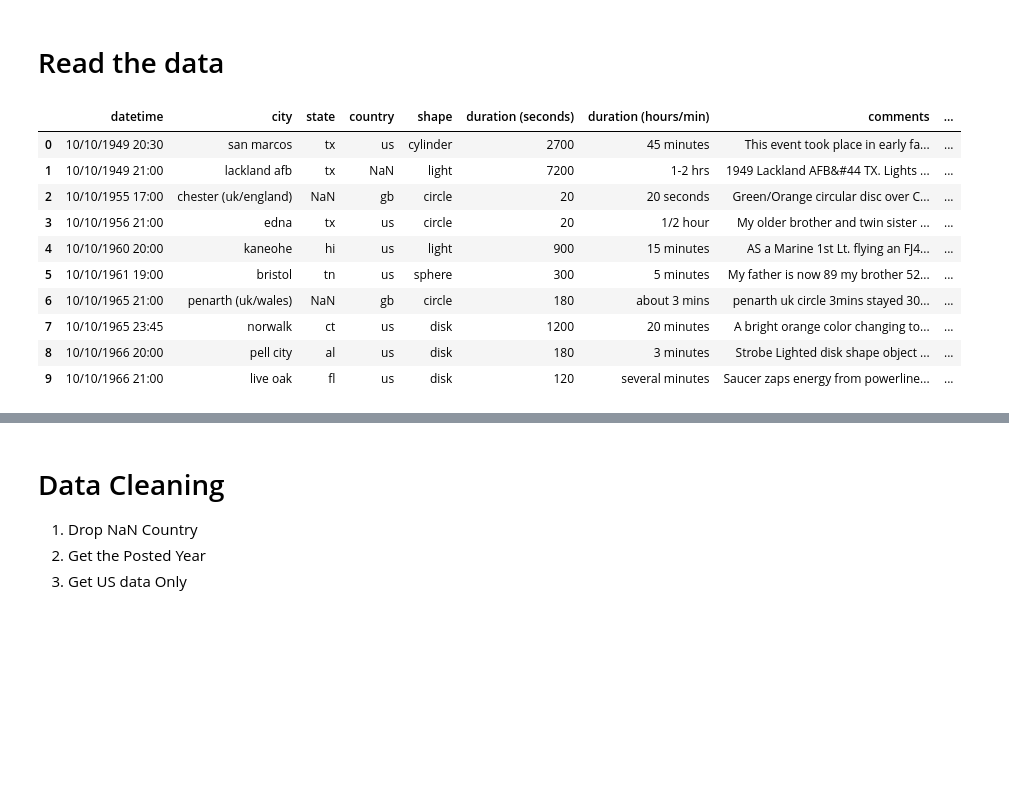
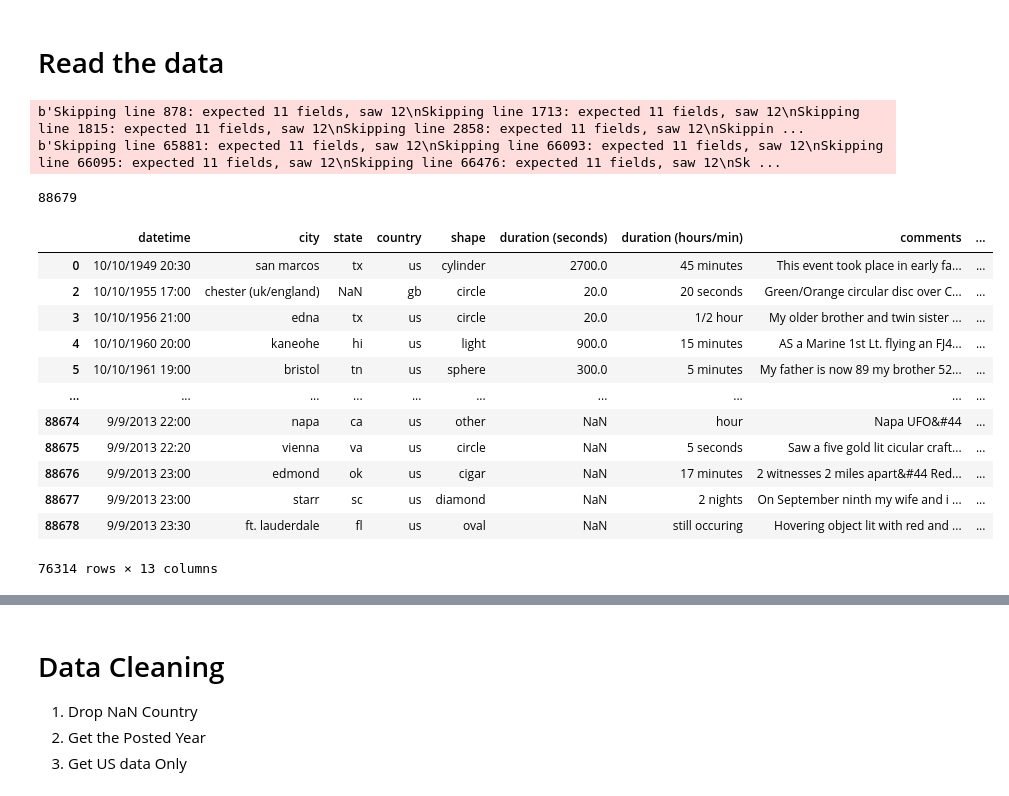
Before and after one commit to allison713/Project-3, a Jupyter notebook: data_cleaning.ipynb, the cells around one changed output, grey strips where cells are left out. Saved outputs shown, nothing was run; the diff lists cells and outputs as text; code cells hidden in the pictures; blank space fills up the shorter version.

```diff
--- a/data_cleaning.ipynb
+++ b/data_cleaning.ipynb
@@ -4,17 +4,33 @@
 import pandas as pd
 import warnings
 warnings.filterwarnings("ignore")
-data=pd.read_csv("complete.csv",on_bad_lines='skip')
+data=pd.read_csv("complete.csv",error_bad_lines=False)
 data.head(10)
+len(data)
 # %% [output]
-|  | datetime | city | state | country | shape | duration (seconds) | duration (hours/min) | comments | ... |
-| 0 | 10/10/1949 20:30 | san marcos | tx | us | cylinder | 2700 | 45 minutes | This event took place in early fa... | ... |
-| 1 | 10/10/1949 21:00 | lackland afb | tx | NaN | light | 7200 | 1-2 hrs | 1949 Lackland AFB&#44 TX. Lights ... | ... |
-| 2 | 10/10/1955 17:00 | chester (uk/england) | NaN | gb | circle | 20 | 20 seconds | Green/Orange circular disc over C... | ... |
-| 3 | 10/10/1956 21:00 | edna | tx | us | circle | 20 | 1/2 hour | My older brother and twin sister ... | ... |
-| 4 | 10/10/1960 20:00 | kaneohe | hi | us | light | 900 | 15 minutes | AS a Marine 1st Lt. flying an FJ4... | ... |
-| 5 | 10/10/1961 19:00 | bristol | tn | us | sphere | 300 | 5 minutes | My father is now 89 my brother 52... | ... |
-| 6 | 10/10/1965 21:00 | penarth (uk/wales) | NaN | gb | circle | 180 | about 3 mins | penarth uk circle 3mins stayed 30... | ... |
-| 7 | 10/10/1965 23:45 | norwalk | ct | us | disk | 1200 | 20 minutes | A bright orange color changing to... | ... |
-| 8 | 10/10/1966 20:00 | pell city | al | us | disk | 180 | 3 minutes | Strobe Lighted disk shape object ... | ... |
-| 9 | 10/10/1966 21:00 | live oak | fl | us | disk | 120 | several minutes | Saucer zaps energy from powerline... | ... |
+b'Skipping line 878: expected 11 fields, saw 12\nSkipping line 1713: expected 11 fields, saw 12\nSkipping line 1815: expected 11 fields, saw 12\nSkipping line 2858: expected 11 fields, saw 12\nSkippin ...
+b'Skipping line 65881: expected 11 fields, saw 12\nSkipping line 66093: expected 11 fields, saw 12\nSkipping line 66095: expected 11 fields, saw 12\nSkipping line 66476: expected 11 fields, saw 12\nSk ...
+88679
+# %%
+data=data.dropna(subset=['country'])
+data["country"].unique()
+data["Year_Posted"]=data["date posted"].str[-4:]
+data["duration"]=data["duration (seconds)"].str.extract('(^\d*)')
+data["duration (seconds)"]=data["duration (seconds)"].str.extract('(^\d*)')
+data["duration"]=data["duration"].astype(float)
+data["duration (seconds)"]=data["duration (seconds)"].astype(float)
+data["Year_Posted"]=data["Year_Posted"].astype(int)
+# %% [output]
+|  | datetime | city | state | country | shape | duration (seconds) | duration (hours/min) | comments | ... |
+| 0 | 10/10/1949 20:30 | san marcos | tx | us | cylinder | 2700.0 | 45 minutes | This event took place in early fa... | ... |
+| 2 | 10/10/1955 17:00 | chester (uk/england) | NaN | gb | circle | 20.0 | 20 seconds | Green/Orange circular disc over C... | ... |
+| 3 | 10/10/1956 21:00 | edna | tx | us | circle | 20.0 | 1/2 hour | My older brother and twin sister ... | ... |
+| 4 | 10/10/1960 20:00 | kaneohe | hi | us | light | 900.0 | 15 minutes | AS a Marine 1st Lt. flying an FJ4... | ... |
+| 5 | 10/10/1961 19:00 | bristol | tn | us | sphere | 300.0 | 5 minutes | My father is now 89 my brother 52... | ... |
+| ... | ... | ... | ... | ... | ... | ... | ... | ... | ... |
+| 88674 | 9/9/2013 22:00 | napa | ca | us | other | NaN | hour | Napa UFO&#44 | ... |
+| 88675 | 9/9/2013 22:20 | vienna | va | us | circle | NaN | 5 seconds | Saw a five gold lit cicular craft... | ... |
+| 88676 | 9/9/2013 23:00 | edmond | ok | us | cigar | NaN | 17 minutes | 2 witnesses 2 miles apart&#44 Red... | ... |
+| 88677 | 9/9/2013 23:00 | starr | sc | us | diamond | NaN | 2 nights | On September ninth my wife and i ... | ... |
+| 88678 | 9/9/2013 23:30 | ft. lauderdale | fl | us | oval | NaN | still occuring | Hovering object lit with red and ... | ... |
+76314 rows × 13 columns
```
Also changed, not shown: parts of 29 cells of this notebook, 19 other files.
